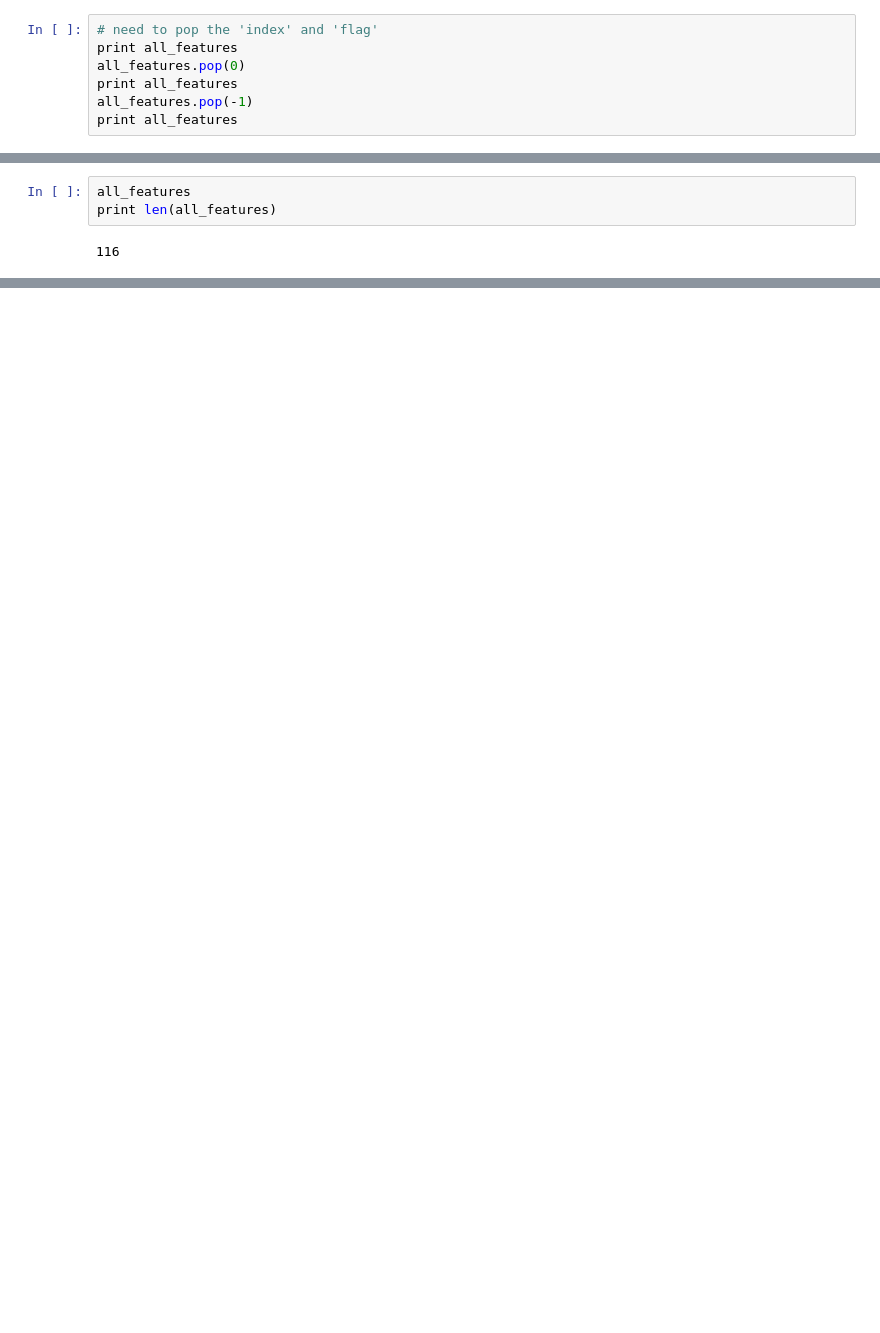
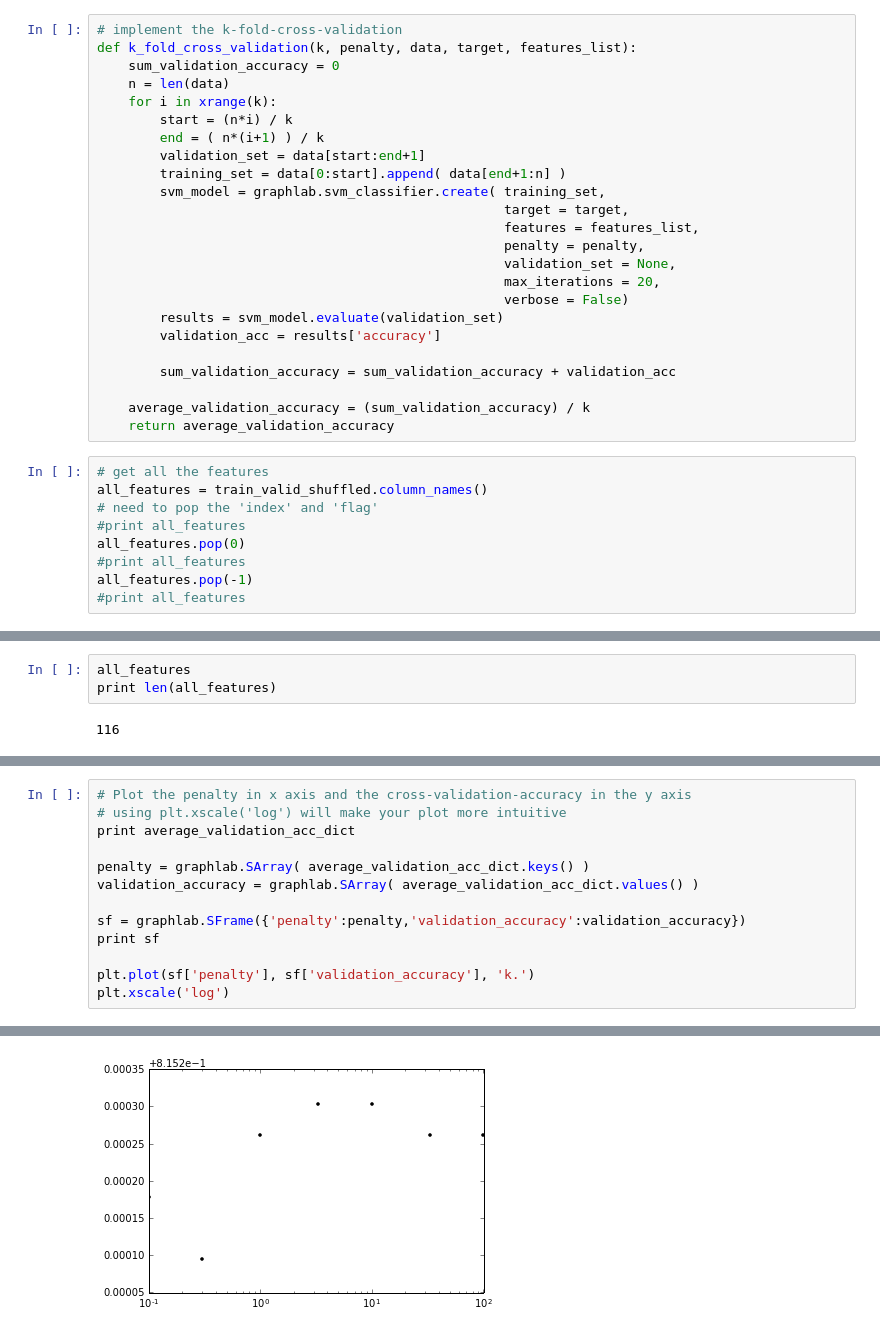
Before and after one commit to beyondacm/Model_Building, a Jupyter notebook: Normal_S2V_Topic_Features_Analysis.ipynb, the cells around one changed output, grey strips where cells are left out. Drawn from its saved outputs; the diff is of its cells as text; blank space fills up the shorter version.

Commit message:
add k-cross-validation code

```diff
--- a/Normal_S2V_Topic_Features_Analysis.ipynb
+++ b/Normal_S2V_Topic_Features_Analysis.ipynb
@@ -107,8 +133,34 @@ all_features = train_data.column_names()
+# %%
+# implement the k-fold-cross-validation
+def k_fold_cross_validation(k, penalty, data, target, features_list):
+    sum_validation_accuracy = 0
+    n = len(data)
+    for i in xrange(k):
+        start = (n*i) / k
+        end = ( n*(i+1) ) / k
+        validation_set = data[start:end+1]
+        training_set = data[0:start].append( data[end+1:n] )
+        svm_model = graphlab.svm_classifier.create( training_set,
+                                                    target = target,
+                                                    features = features_list,
+                                                    penalty = penalty,
+                                                    validation_set = None,
+                                                    max_iterations = 20,
+                                                    verbose = False)
+        results = svm_model.evaluate(validation_set)
+        validation_acc = results['accuracy']
+
+        sum_validation_accuracy = sum_validation_accuracy + validation_acc
+
+    average_validation_accuracy = (sum_validation_accuracy) / k
+    return average_validation_accuracy
 # %%
+# get all the features
+all_features = train_valid_shuffled.column_names()
 # need to pop the 'index' and 'flag'
-print all_features
+#print all_features
 all_features.pop(0)
-print all_features
+#print all_features
 all_features.pop(-1)
-print all_features
+#print all_features
 # %% [output]
@@ -122,0 +228,14 @@ print len(all_features)
+# %%
+# Plot the penalty in x axis and the cross-validation-accuracy in the y axis
+# using plt.xscale('log') will make your plot more intuitive
+print average_validation_acc_dict
+
+penalty = graphlab.SArray( average_validation_acc_dict.keys() )
+validation_accuracy = graphlab.SArray( average_validation_acc_dict.values() )
+
+sf = graphlab.SFrame({'penalty':penalty,'validation_accuracy':validation_accuracy})
+print sf
+
+plt.plot(sf['penalty'], sf['validation_accuracy'], 'k.')
+plt.xscale('log')
+# %% [output]
@@ -123 +255,2 @@ print len(all_features)
+[figure, added]
 # %%
```
Also changed, not shown: parts of 19 cells of this notebook, 2 other files.
